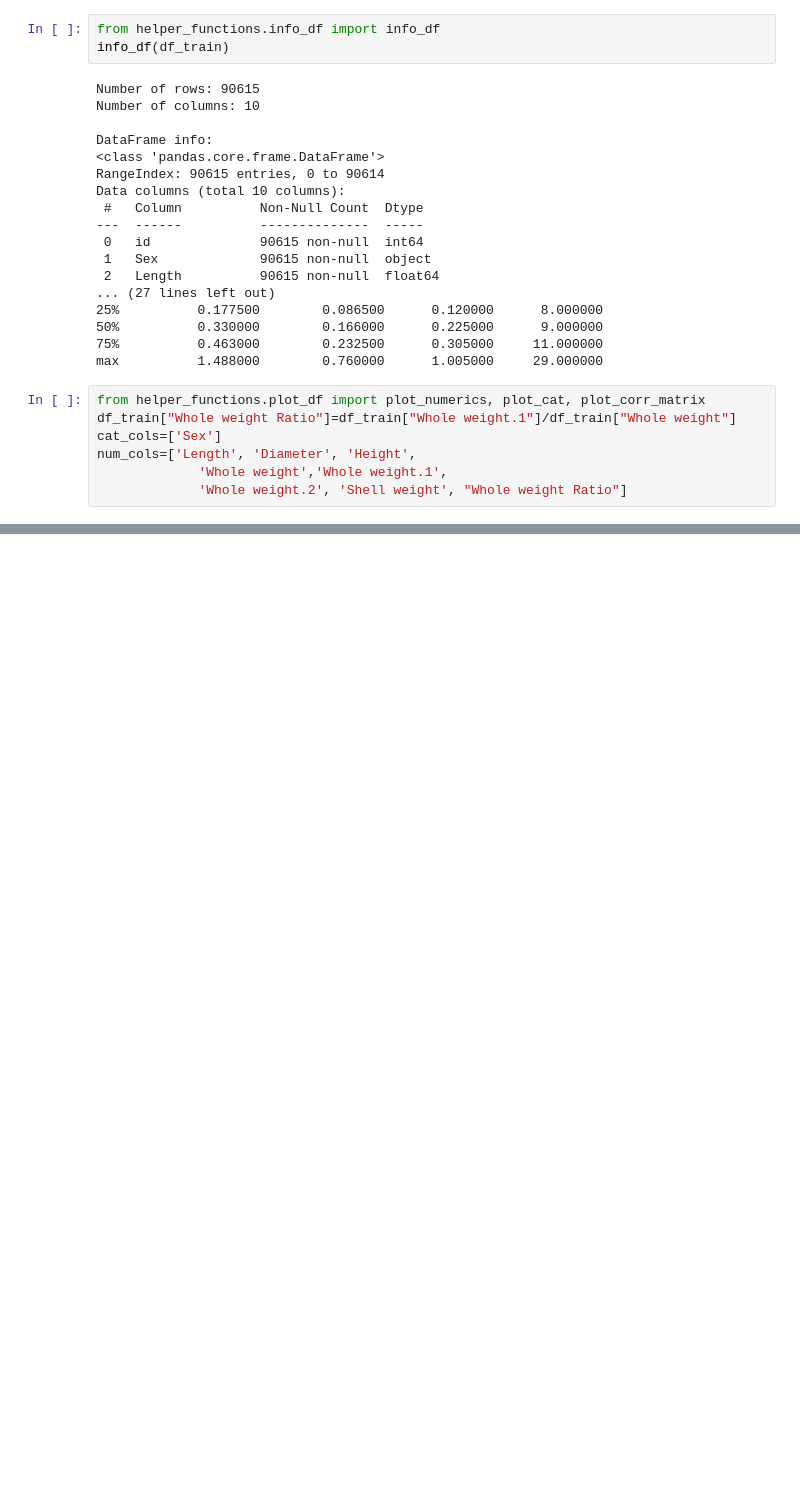
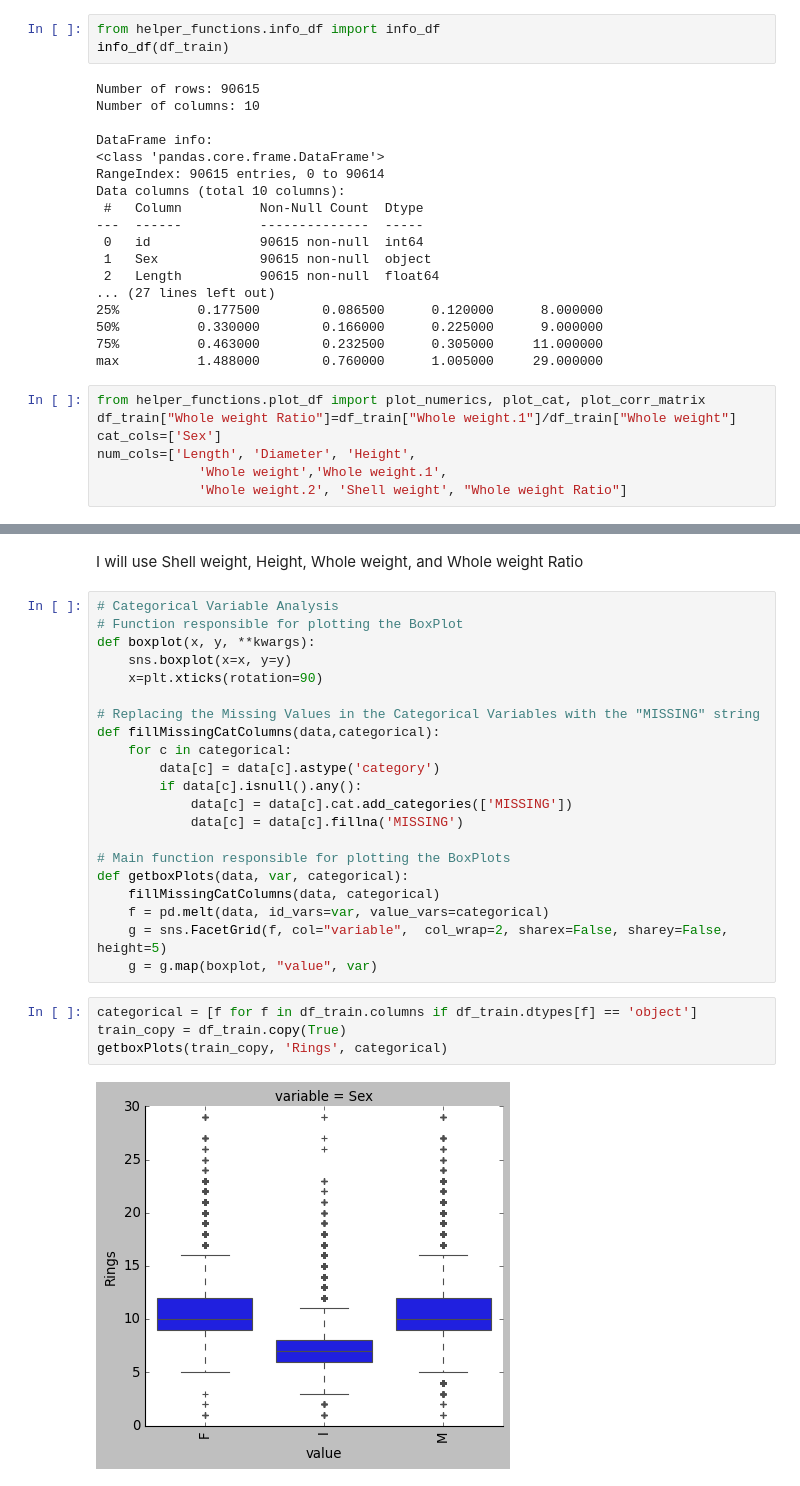
Before and after one commit to sherryuuer/kaggle, a Jupyter notebook: regression-abalone-dataset.ipynb, the cells around one changed output, grey strips where cells are left out. Drawn from its saved outputs; the diff is of its cells as text; blank space fills up the shorter version.

```diff
--- a/regression-abalone-dataset.ipynb
+++ b/regression-abalone-dataset.ipynb
@@ -60,0 +123,29 @@ TypeError: plot_cat() takes 1 positional argument but 2 were given
+# %% [markdown]
+I will use Shell weight, Height, Whole weight, and Whole weight Ratio
+# %%
+# Categorical Variable Analysis
+# Function responsible for plotting the BoxPlot
+def boxplot(x, y, **kwargs):
+    sns.boxplot(x=x, y=y)
+    x=plt.xticks(rotation=90)
+
+# Replacing the Missing Values in the Categorical Variables with the "MISSING" string
+def fillMissingCatColumns(data,categorical):
+    for c in categorical:
+        data[c] = data[c].astype('category')
+        if data[c].isnull().any():
+            data[c] = data[c].cat.add_categories(['MISSING'])
+            data[c] = data[c].fillna('MISSING')
+
+# Main function responsible for plotting the BoxPlots
+def getboxPlots(data, var, categorical):
+    fillMissingCatColumns(data, categorical)
+    f = pd.melt(data, id_vars=var, value_vars=categorical)
+    g = sns.FacetGrid(f, col="variable",  col_wrap=2, sharex=False, sharey=False, height=5)
+    g = g.map(boxplot, "value", var)
+# %%
+categorical = [f for f in df_train.columns if df_train.dtypes[f] == 'object']
+train_copy = df_train.copy(True)
+getboxPlots(train_copy, 'Rings', categorical)
+# %% [output]
+[figure, added]
```
Also changed, not shown: parts of 63 cells of this notebook, 1 other file.
